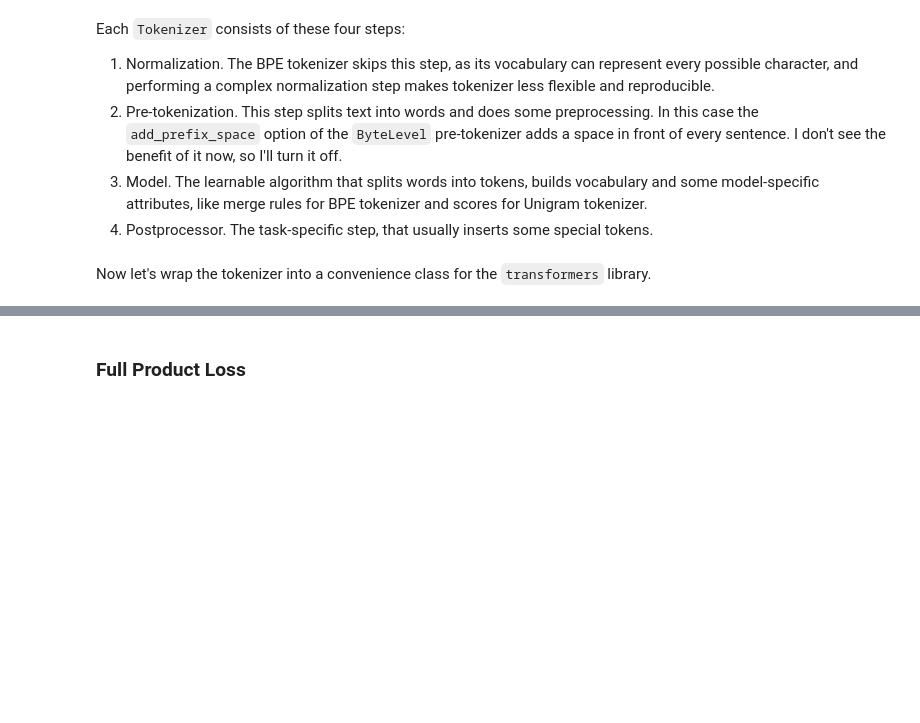
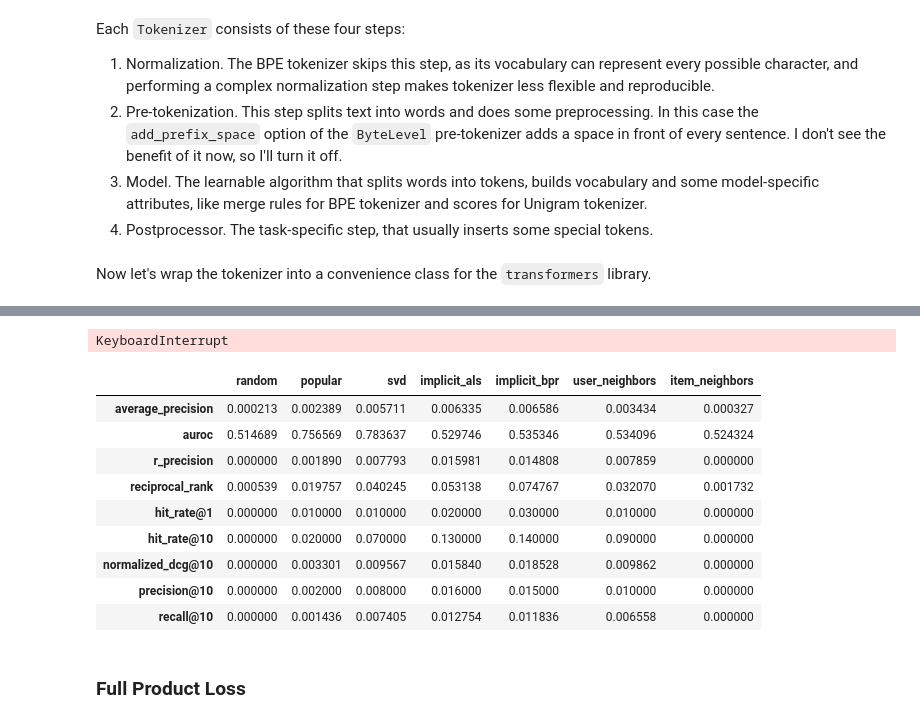
Before and after one commit to dkoshman/YSDA, a Jupyter notebook: machine_learning/lab_recommending_zen.ipynb, the cells around one changed output, grey strips where cells are left out. Drawn from its saved outputs; the diff is of its cells as text; code cells hidden in the pictures; blank space fills up the shorter version.

```diff
--- a/machine_learning/lab_recommending_zen.ipynb
+++ b/machine_learning/lab_recommending_zen.ipynb
@@ -614,10 +919,14 @@ class BagOfWordsDataset(torch.utils.data.Dataset):
             item_token_counts=item_token_counts,
         )
 # %%
-DATA.train_dataset = BagOfWordsDataset(
-    tokenizer=MODEL.fast_tokenizer,
-    user_ratings=DATA.user_ratings,
-    item_meta=DATA.item_meta,
-    split="train",
+DATA.train_torch_dataset = TokenCountsDataset(
+    user_token_counts=DATA.user_token_counts,
+    item_token_counts=DATA.item_token_counts,
+    user_item_ratings=DATA.train_user_item_ratings,
 )
+DATA.test_torch_dataset = TokenCountsDataset(
+    user_token_counts=DATA.user_token_counts,
+    item_token_counts=DATA.item_token_counts,
+    user_item_ratings=DATA.test_user_item_ratings,
+)
 # %% [markdown]
@@ -624,0 +1203,12 @@ DATA.train_dataset = BagOfWordsDataset(
+# %%
+CONFIG.metrics_topks = 10
+DATA.validation_user_ids = torch.arange(1000)
+DATA.model_metrics = dict(train={}, val={}, test={})
+# %%
+model_name = "item_neighbors"
+DATA.model_metrics["val"][model_name] = compute_metrics_for_model(
+        model=MODEL.recommender[model_name],
+        user_ids=DATA.validation_user_ids,
+        test_user_item_ratings=DATA.test_user_item_ratings,
+        k=CONFIG.metrics_topk,
+    )
@@ -625,3 +1217,28 @@ DATA.train_dataset = BagOfWordsDataset(
+# %%
+for model_name in MODEL.recommender:  # ["implicit_bpr"]:
+    DATA.model_metrics["val"][model_name] = compute_metrics_for_model(
+        model=MODEL.recommender[model_name],
+        user_ids=DATA.validation_user_ids,
+        test_user_item_ratings=DATA.test_user_item_ratings,
+        k=CONFIG.metrics_topk,
+    )
+# %% [output]
+KeyboardInterrupt
+# %%
+pd.DataFrame(DATA.model_metrics["val"]).style.background_gradient(
+    axis=1, cmap=plt.colormaps["coolwarm"], low=0.5, high=0.5
+)
+# %% [output]
+|  | random | popular | svd | implicit_als | implicit_bpr | user_neighbors | item_neighbors |
+| average_precision | 0.000213 | 0.002389 | 0.005711 | 0.006335 | 0.006586 | 0.003434 | 0.000327 |
+| auroc | 0.514689 | 0.756569 | 0.783637 | 0.529746 | 0.535346 | 0.534096 | 0.524324 |
+| r_precision | 0.000000 | 0.001890 | 0.007793 | 0.015981 | 0.014808 | 0.007859 | 0.000000 |
+| reciprocal_rank | 0.000539 | 0.019757 | 0.040245 | 0.053138 | 0.074767 | 0.032070 | 0.001732 |
+| hit_rate@1 | 0.000000 | 0.010000 | 0.010000 | 0.020000 | 0.030000 | 0.010000 | 0.000000 |
+| hit_rate@10 | 0.000000 | 0.020000 | 0.070000 | 0.130000 | 0.140000 | 0.090000 | 0.000000 |
+| normalized_dcg@10 | 0.000000 | 0.003301 | 0.009567 | 0.015840 | 0.018528 | 0.009862 | 0.000000 |
+| precision@10 | 0.000000 | 0.002000 | 0.008000 | 0.016000 | 0.015000 | 0.010000 | 0.000000 |
+| recall@10 | 0.000000 | 0.001436 | 0.007405 | 0.012754 | 0.011836 | 0.006558 | 0.000000 |
 # %% [markdown]
 ### Full Product Loss <span id=Full_Product_Loss_></span>
 # %% [markdown]
```
Also changed, not shown: parts of 91 cells of this notebook, 2 other files.
